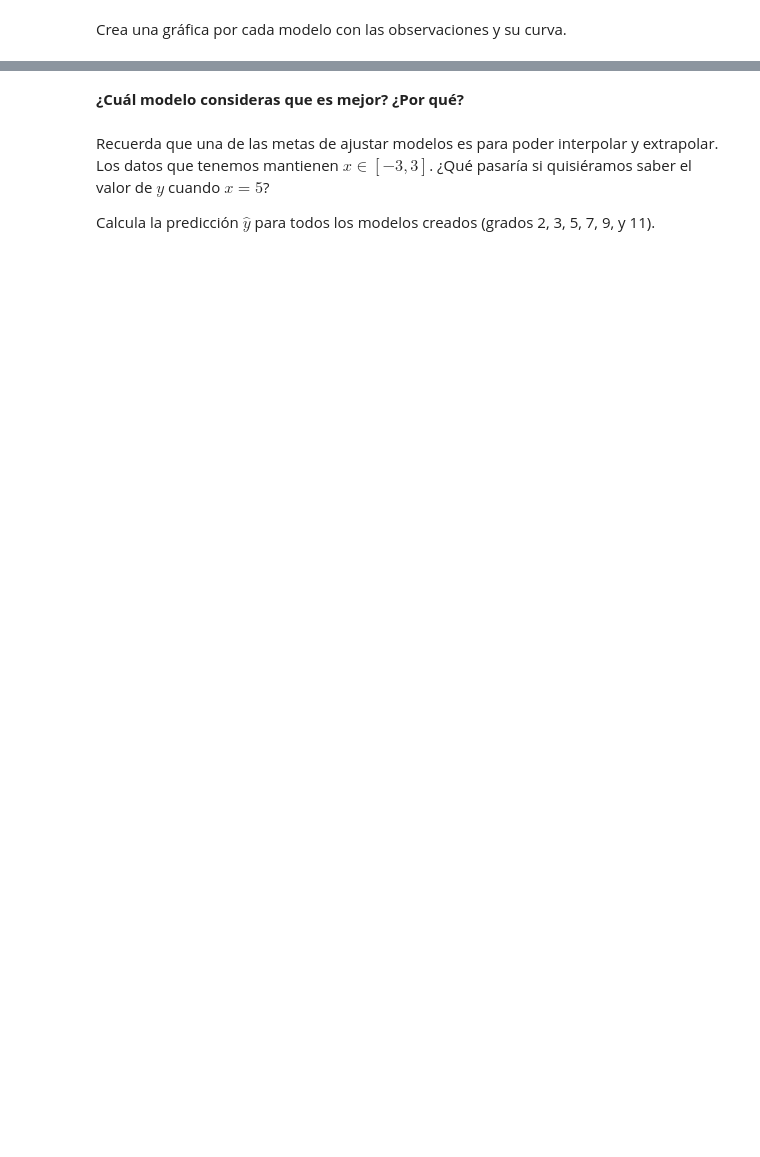
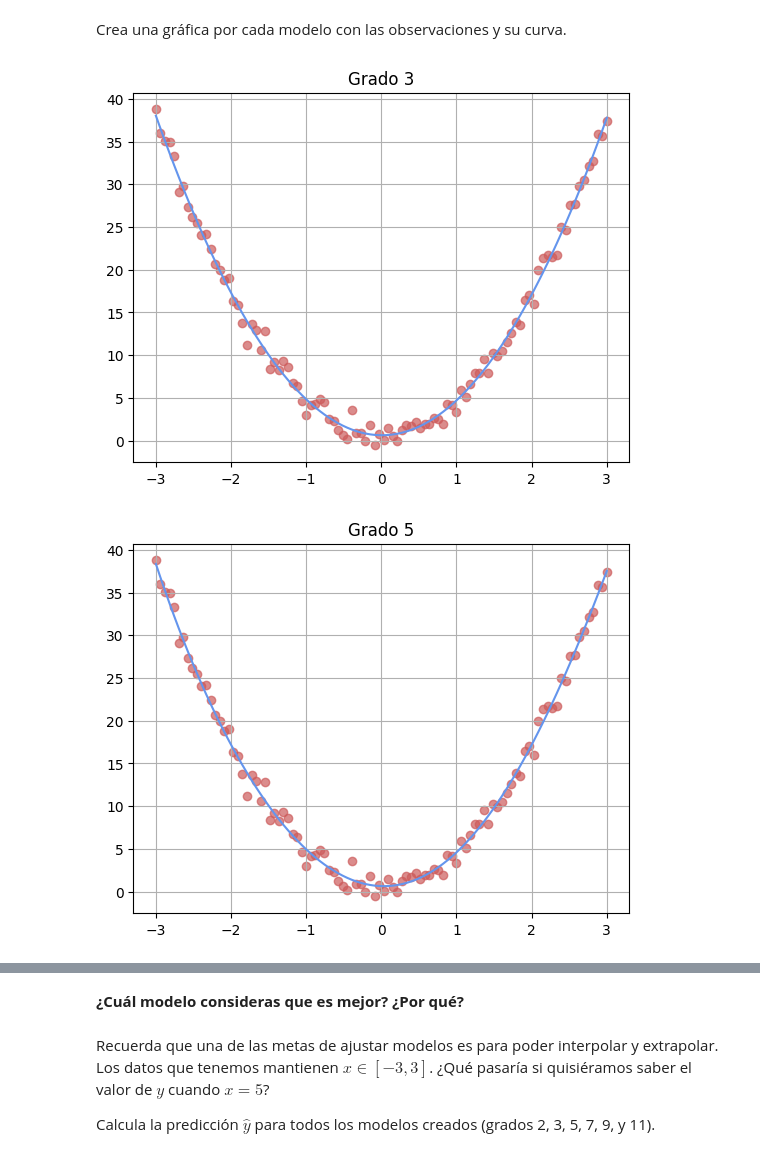
Before and after one commit to AnaSofiaHinojosa/LabAprEst, a Jupyter notebook: Lab - R2.ipynb, the cells around one changed output, grey strips where cells are left out. Cells and saved outputs as stored; diff of their text form; code cells hidden in the pictures; blank space fills up the shorter version.

```diff
--- a/Lab - R2.ipynb
+++ b/Lab - R2.ipynb
@@ -36,2 +74,11 @@ Crea una gráfica con las observaciones y la nueva curva que ajustaste.
 # %% [markdown]
 Ajusta modelos de grados 3, 5, 7, 9, y 11. Calcula su $R^2$.
+# %%
+def reg(n, x, y):
+    x_n = np.vstack([x**i for i in range(1, n+1)]).T
+    lr = LinearRegression()
+    linr = lr.fit(x_n, y)
+    r2 = r2_score(y, linr.predict(x_n))
+    return r2, linr
+# %%
+n_grados = [3, 5, 7, 9, 11]
@@ -38,2 +98,17 @@ Ajusta modelos de grados 3, 5, 7, 9, y 11. Calcula su $R^2$.
 # %% [markdown]
 Crea una gráfica por cada modelo con las observaciones y su curva.
+# %%
+def grafica_con_reg(n, x, y):
+    modelo = reg(n, x, y)[1]
+    x_n = np.vstack([x**i for i in range(1, n+1)]).T
+    plt.scatter(x, y, color="indianred", alpha=0.7)
+    plt.plot(x, modelo.predict(x_n), color="cornflowerblue")
+    plt.title(f"Grado {n}")
+    plt.grid()
+    plt.show()
+
+for n in n_grados:
+    grafica_con_reg(n, x, y)
+# %% [output]
+[figure, added]
+[figure, added]
```
Also changed, not shown: parts of 13 cells of this notebook, 1 other file.
